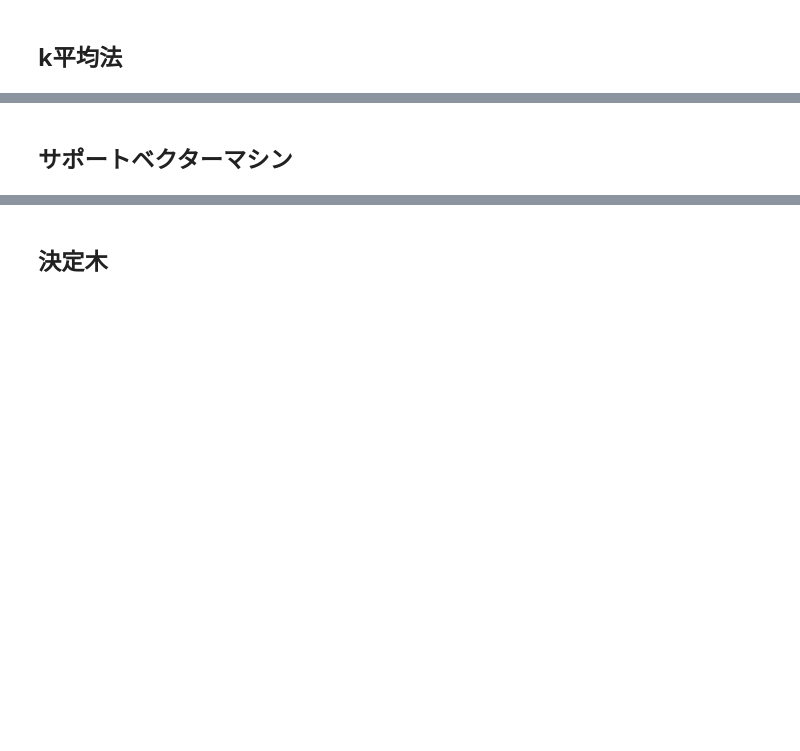
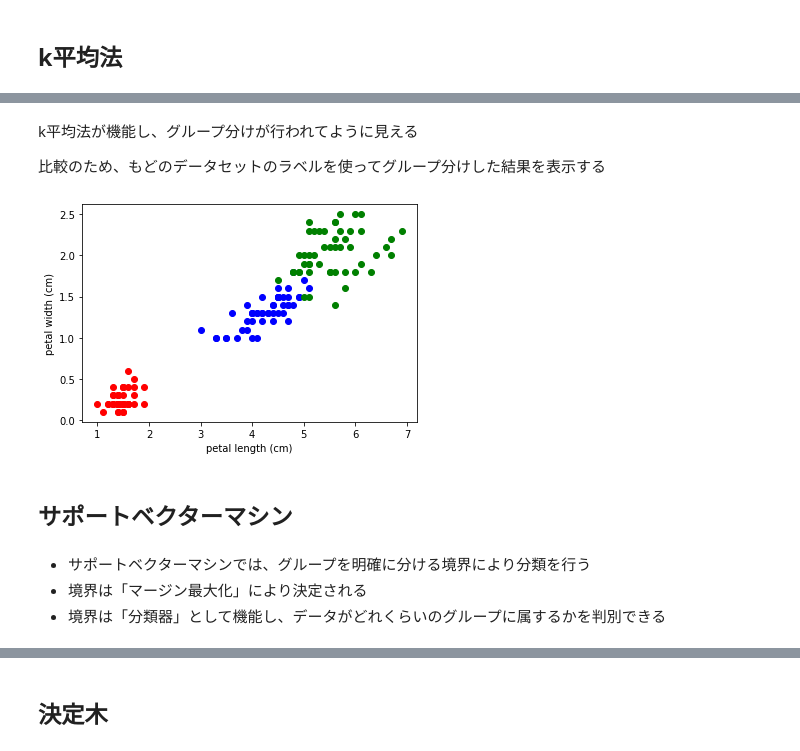
Before and after one commit to sakamototaisei/python_colab, a Jupyter notebook: みんなのデータサイエンス講座.ipynb, the cells around one changed output, grey strips where cells are left out. Cells and saved outputs as stored; diff of their text form; code cells hidden in the pictures; blank space fills up the shorter version.

```diff
--- a/みんなのデータサイエンス講座.ipynb
+++ b/みんなのデータサイエンス講座.ipynb
@@ -684,2 +768,33 @@ MSE(Test) :  29.78224509230252
+# %% [markdown]
+k平均法が機能し、グループ分けが行われてように見える
+
+比較のため、もどのデータセットのラベルを使ってグループ分けした結果を表示する
+# %%
+axis_1 = 2
+axis_2 = 3
+
+# ラベルが0のグループ
+group_0 = iris.data[iris.target==0]
+plt.scatter(group_0[:, axis_1], group_0[:, axis_2], c='red')
+
+# ラベルが1のグループ
+group_1 = iris.data[iris.target==1]
+plt.scatter(group_1[:, axis_1], group_1[:, axis_2], c='blue')
+
+# ラベルが2のグループ
+group_2 = iris.data[iris.target==2]
+plt.scatter(group_2[:, axis_1], group_2[:, axis_2], c='green')
+
+plt.xlabel(iris.feature_names[axis_1])
+plt.ylabel(iris.feature_names[axis_2])
+plt.show()
+# %% [output]
+[figure, added]
 # %% [markdown]
 ## サポートベクターマシン
+# %% [markdown]
+
+
+*   サポートベクターマシンでは、グループを明確に分ける境界により分類を行う
+*   境界は「マージン最大化」により決定される
+*   境界は「分類器」として機能し、データがどれくらいのグループに属するかを判別できる
```
Also changed, not shown: parts of 25 cells of this notebook.
